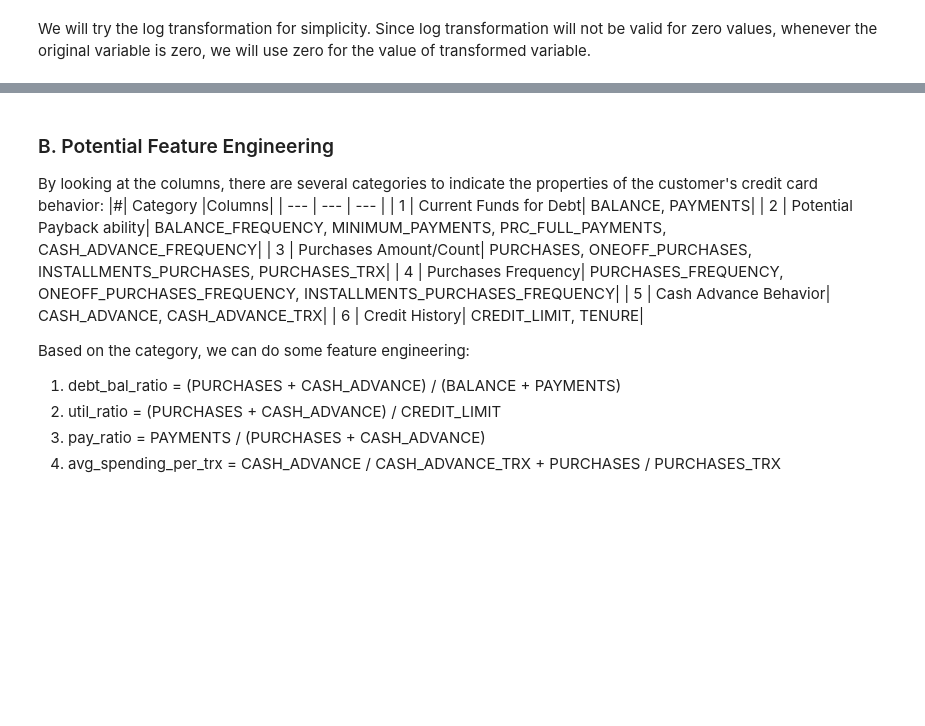
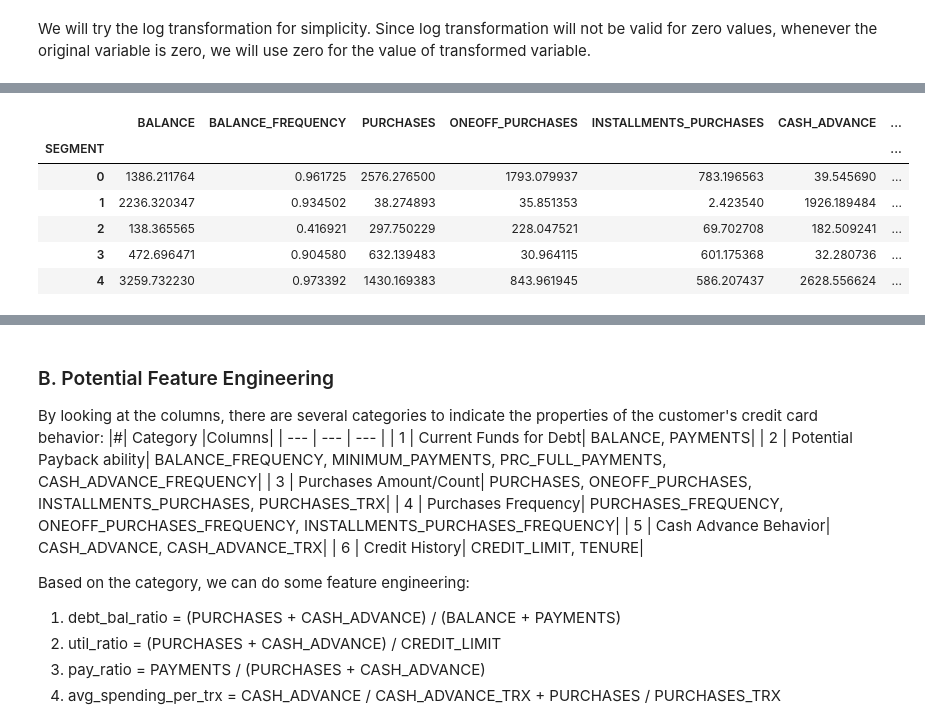
Before and after one commit to southnorthist/kaggle_analysis, a Jupyter notebook: Projects/marketing-analytics/credit-card-customer-segmentation/cc_clustering.ipynb, the cells around one changed output, grey strips where cells are left out. Drawn from its saved outputs; the diff is of its cells as text; code cells hidden in the pictures; blank space fills up the shorter version.

```diff
--- a/Projects/marketing-analytics/credit-card-customer-segmentation/cc_clustering.ipynb
+++ b/Projects/marketing-analytics/credit-card-customer-segmentation/cc_clustering.ipynb
@@ -459,0 +514,13 @@ prep.plot_all_dist(transformed_log, (18, 12), num_var, 4, 5)
+# %%
+kmeans_final = KMeans(n_clusters = 5, init = 'k-means++', n_init = 10, max_iter = 300, random_state = 0).fit(stand_trans_df)
+cc_seg_km = cc_seg_imputed.assign(SEGMENT = kmeans_final.labels_)
+cc_seg_km_grouped = cc_seg_km.groupby('SEGMENT').mean()
+cc_seg_km_grouped
+# %% [output]
+|  | BALANCE | BALANCE_FREQUENCY | PURCHASES | ONEOFF_PURCHASES | INSTALLMENTS_PURCHASES | CASH_ADVANCE | ... |
+| SEGMENT |  |  |  |  |  |  | ... |
+| 0 | 1386.211764 | 0.961725 | 2576.276500 | 1793.079937 | 783.196563 | 39.545690 | ... |
+| 1 | 2236.320347 | 0.934502 | 38.274893 | 35.851353 | 2.423540 | 1926.189484 | ... |
+| 2 | 138.365565 | 0.416921 | 297.750229 | 228.047521 | 69.702708 | 182.509241 | ... |
+| 3 | 472.696471 | 0.904580 | 632.139483 | 30.964115 | 601.175368 | 32.280736 | ... |
+| 4 | 3259.732230 | 0.973392 | 1430.169383 | 843.961945 | 586.207437 | 2628.556624 | ... |
```
Also changed, not shown: parts of 53 cells of this notebook, 1 other file.
